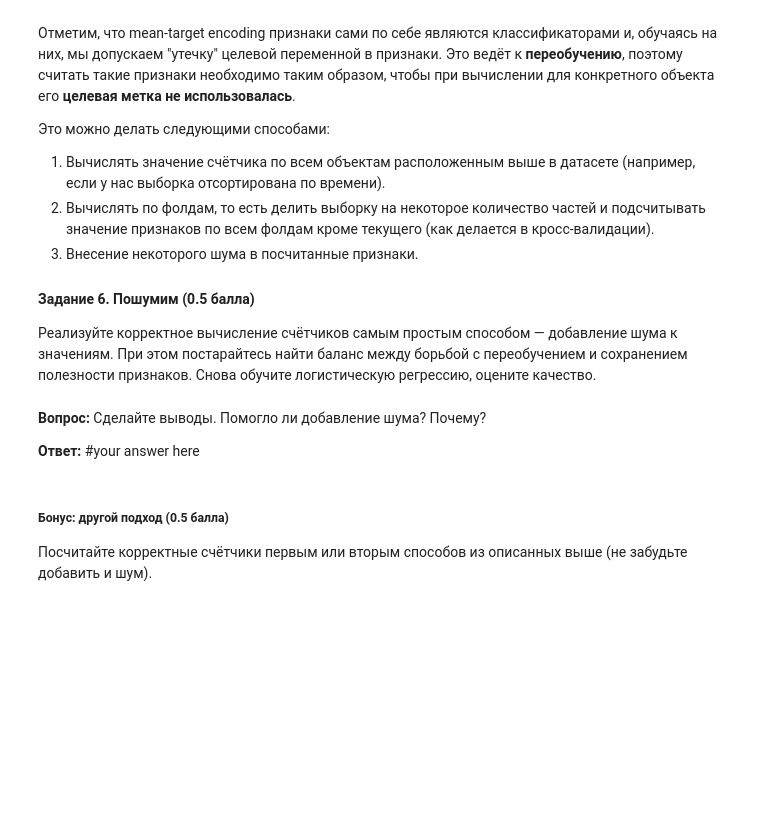
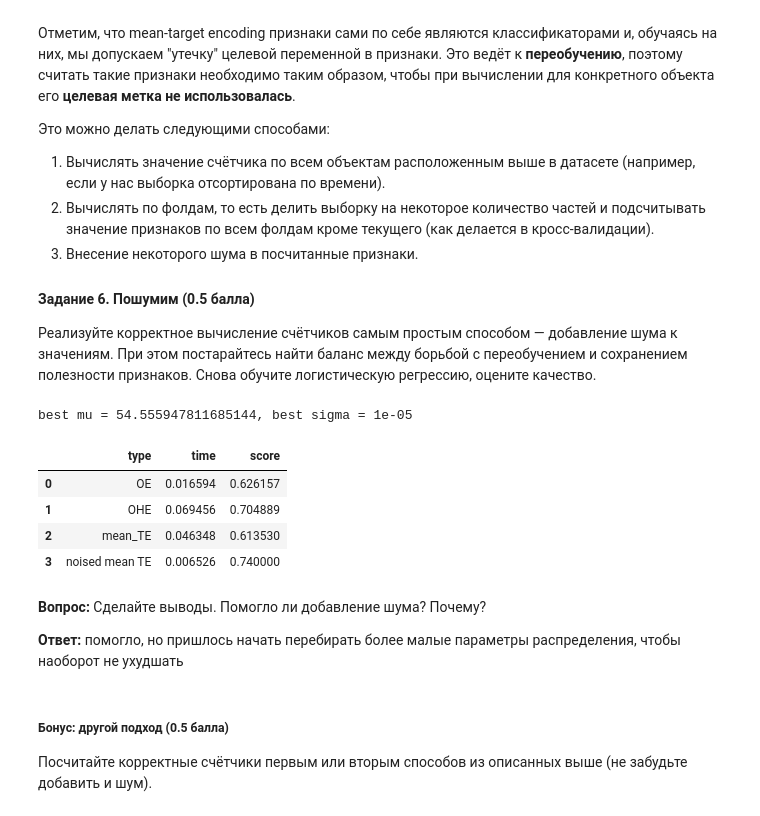
Before and after one commit to xCthulhuFtagn/ml-course-hse, a Jupyter notebook: 2023-fall/homeworks-practice/homework-practice-04-linclass.ipynb, the cells around one changed output. Cells and saved outputs as stored; diff of their text form; code cells hidden in the pictures; blank space fills up the shorter version.

```diff
--- a/2023-fall/homeworks-practice/homework-practice-04-linclass.ipynb
+++ b/2023-fall/homeworks-practice/homework-practice-04-linclass.ipynb
@@ -739,7 +737,48 @@ __Методы борьбы с переобучением счетчиков__
+# %%
+#your code here
+best_score = 0
+best_mu = 0
+best_sigma = 0
+best_time = 0
+
+for mu in np.logspace(-5, 3, 20):
+    for sigma in np.logspace(-5, 3, 20):
+        start = time.time()
+        noise = np.random.normal(mu, sigma, X_categorical_TE.shape)
+        X_TE_tmp = X_categorical_TE + noise
+
+        X_train, X_test, y_train, y_test = train_test_split(X_TE_tmp, y, test_size=0.25, random_state=777, stratify=y)
+
+        log_reg.fit(X_train, y_train)
+
+        learn_time = time.time() - start
+
+        y_score = log_reg.predict(X_test)
+
+        precision, recall, _ = precision_recall_curve(y_test, y_score)
+        auc_precision_recall = auc(recall, precision)
+        if best_score < auc_precision_recall:
+            best_score = auc_precision_recall
+            best_mu = mu
+            best_sigma = sigma
+            best_time = learn_time
+
+print(f"best mu = {best_mu}, best sigma = {best_sigma}")
+statistics.loc[len(statistics)] = ['noised mean TE', best_time, best_score]
+# %% [output]
+best mu = 54.555947811685144, best sigma = 1e-05
+# %%
+display(statistics)
+# %% [output]
+|  | type | time | score |
+| 0 | OE | 0.016594 | 0.626157 |
+| 1 | OHE | 0.069456 | 0.704889 |
+| 2 | mean_TE | 0.046348 | 0.613530 |
+| 3 | noised mean TE | 0.006526 | 0.740000 |
 # %% [markdown]
 **Вопрос:** Сделайте выводы. Помогло ли добавление шума? Почему?
 
-**Ответ:** #your answer here
+**Ответ:** помогло, но пришлось начать перебирать более малые параметры распределения, чтобы наоборот не ухудшать
 # %% [markdown]
 ##### __Бонус: другой подход__ (0.5 балла)
 
```
Also changed, not shown: parts of 17 cells of this notebook, 11 other files.
